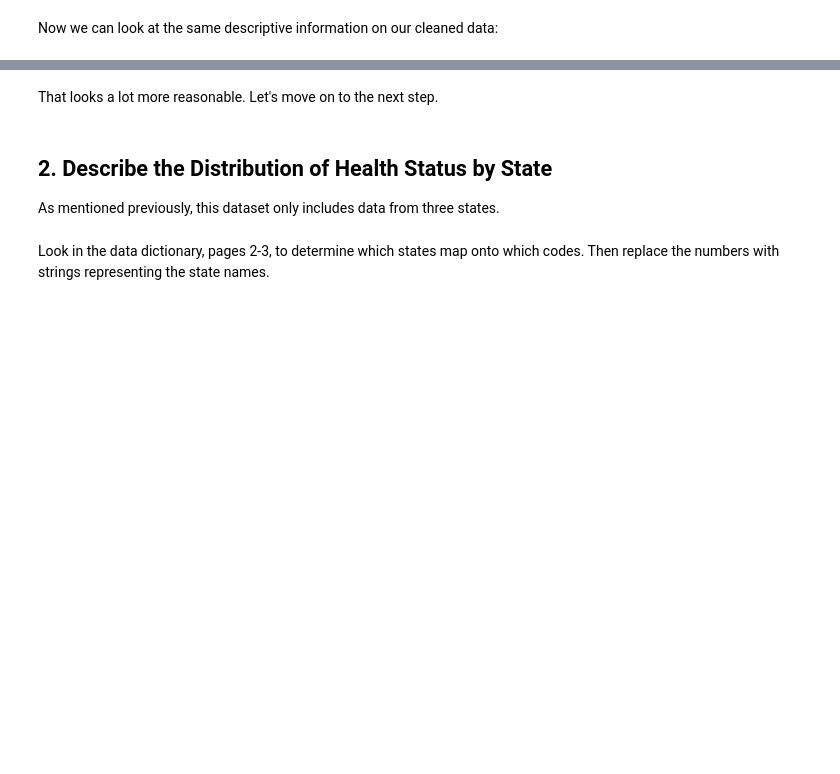
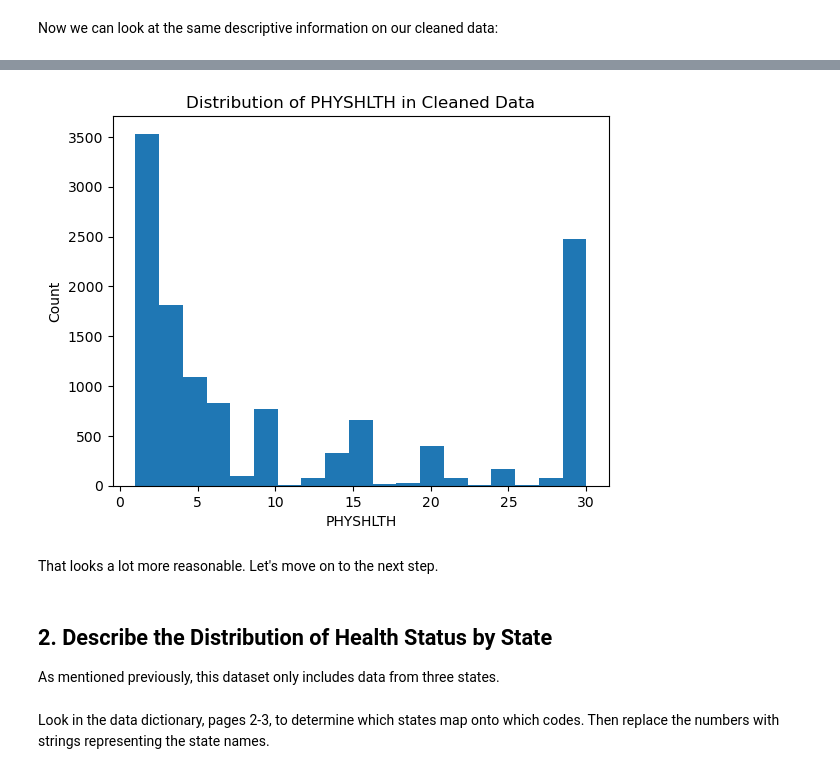
Before and after one commit to learn-co-curriculum/dsc-hypothesis-testing-lab, a Jupyter notebook: index.ipynb, the cells around one changed output, grey strips where cells are left out. Cells and saved outputs as stored; diff of their text form; code cells hidden in the pictures; blank space fills up the shorter version.

```diff
--- a/index.ipynb
+++ b/index.ipynb
@@ -114,3 +147,5 @@ Look in the data dictionary, page 17, to understand what is happening with these
+# %%
+df = df.loc[(df["PHYSHLTH"]>=1)&(df["PHYSHLTH"]<=30)]
 # %% [markdown]
 Run the code below to ensure you have the correct, cleaned dataframe:
 # %%
@@ -129,10 +194,12 @@ df['PHYSHLTH'].describe()
 # %%
 # Run this cell without changes
 fig, ax = plt.subplots()
-ax.hist(df["PHYSHLTH"])
+ax.hist(df["PHYSHLTH"], bins ='auto')
 ax.set_xlabel("PHYSHLTH")
 ax.set_ylabel("Count")
 ax.set_title("Distribution of PHYSHLTH in Cleaned Data");
+# %% [output]
+[figure, added]
 # %% [markdown]
 That looks a lot more reasonable. Let's move on to the next step.
 # %% [markdown]
```
Also changed, not shown: parts of 10 cells of this notebook.
